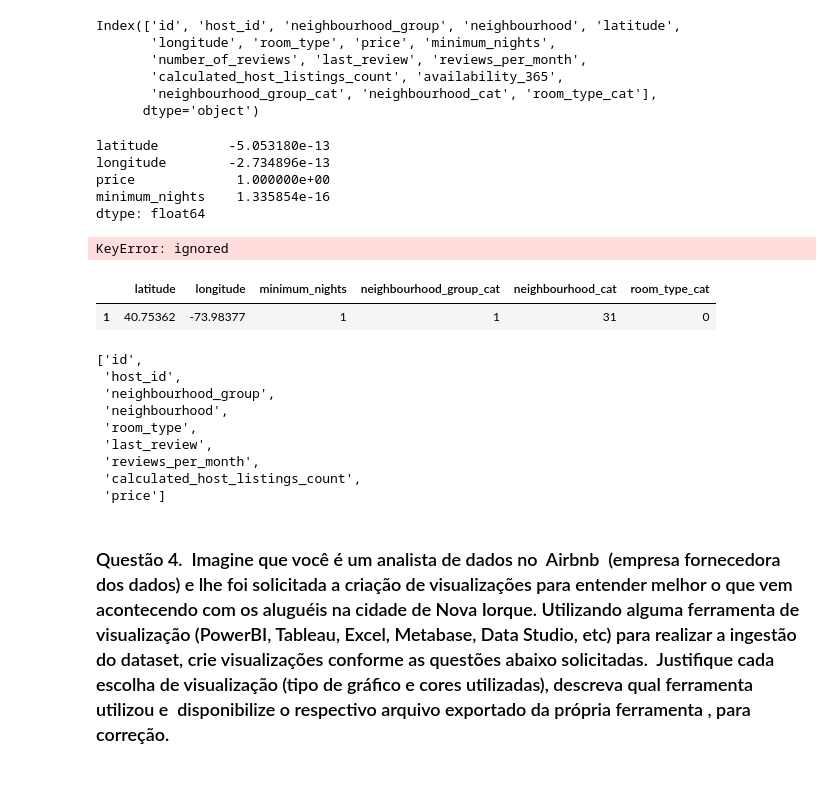
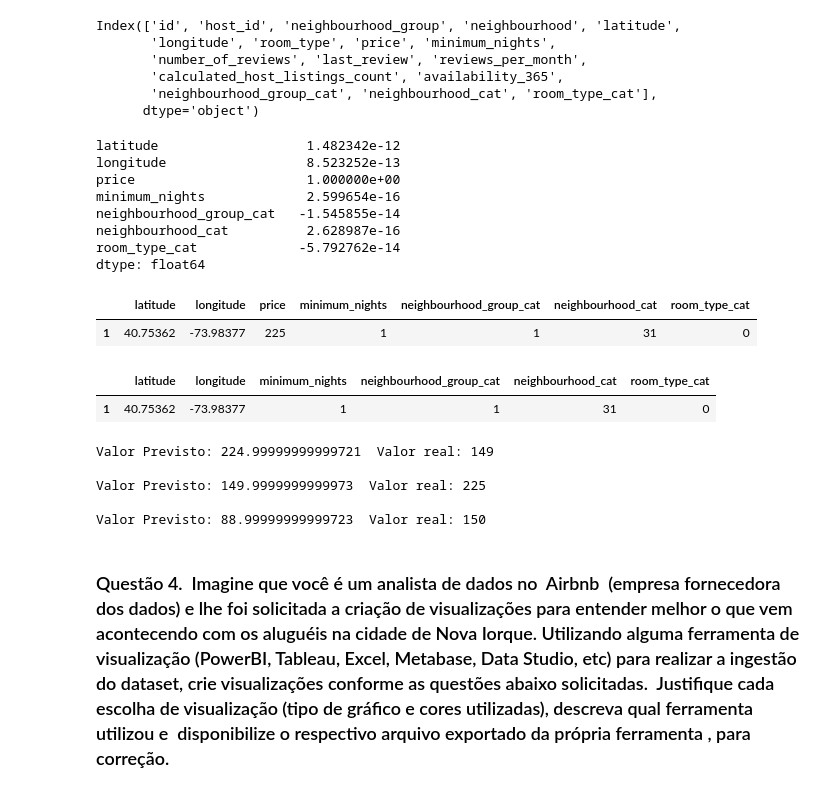
Before and after one commit to Davilirio/Python_data_analysis, a Jupyter notebook: AB_NYC_2019.ipynb, the cells around one changed output. Saved outputs shown, nothing was run; the diff lists cells and outputs as text; code cells hidden in the pictures.

```diff
--- a/AB_NYC_2019.ipynb
+++ b/AB_NYC_2019.ipynb
@@ -245,41 +255,43 @@ Index(['id', 'host_id', 'neighbourhood_group', 'neighbourhood', 'latitude',
 # %%
 Y = df_50['price']
 x = df_50[['latitude',
-       'longitude', 'price', 'minimum_nights',]]
+       'longitude', 'price', 'minimum_nights','neighbourhood_group_cat','neighbourhood_cat','room_type_cat']]
 # %%
 modelo = sm.OLS(endog = Y, exog = x)
 modelo_fitted = modelo.fit()
 # %%
 modelo_fitted.params
 # %% [output]
-latitude         -5.053180e-13
-longitude        -2.734896e-13
-price             1.000000e+00
-minimum_nights    1.335854e-16
+latitude                   1.482342e-12
+longitude                  8.523252e-13
+price                      1.000000e+00
+minimum_nights             2.599654e-16
+neighbourhood_group_cat   -1.545855e-14
+neighbourhood_cat          2.628987e-16
+room_type_cat             -5.792762e-14
 dtype: float64
+# %%
+x.head(1)
+# %% [output]
+|  | latitude | longitude | price | minimum_nights | neighbourhood_group_cat | neighbourhood_cat | room_type_cat |
+| 1 | 40.75362 | -73.98377 | 225 | 1 | 1 | 31 | 0 |
+# %%
+df_50[:1].drop(a, axis = 1)
+# %% [output]
+|  | latitude | longitude | minimum_nights | neighbourhood_group_cat | neighbourhood_cat | room_type_cat |
+| 1 | 40.75362 | -73.98377 | 1 | 1 | 31 | 0 |
 # %%
 a = [i for i in df.columns if i not in x]
 a.append('price')
-previsao = modelo_fitted.predict(df_50[:1].drop(a, axis = 1))
+previsao = modelo_fitted.predict(x.head(3))
-# %% [output]
-KeyError: ignored
-# %%
- df_50[:1].drop(a, axis = 1)
-# %% [output]
-|  | latitude | longitude | minimum_nights | neighbourhood_group_cat | neighbourhood_cat | room_type_cat |
-| 1 | 40.75362 | -73.98377 | 1 | 1 | 31 | 0 |
-# %%
-a = [i for i in df.columns if i not in x]
-a.append('price')
-a
-# %% [output]
-['id',
- 'host_id',
- 'neighbourhood_group',
- 'neighbourhood',
- 'room_type',
- 'last_review',
- 'reviews_per_month',
- 'calculated_host_listings_count',
- 'price']
+# %%
+## Previsao dos precos dados os valores do dataframe:
+for i,z in zip(previsao.values,df.head(3)['price']):
+  print(f'Valor Previsto: {i}  Valor real: {z} \n')
+# %% [output]
+Valor Previsto: 224.99999999999721  Valor real: 149
+
+Valor Previsto: 149.9999999999973  Valor real: 225
+
+Valor Previsto: 88.99999999999723  Valor real: 150
 # %% [markdown]
```
Also changed, not shown: parts of 5 cells of this notebook.
